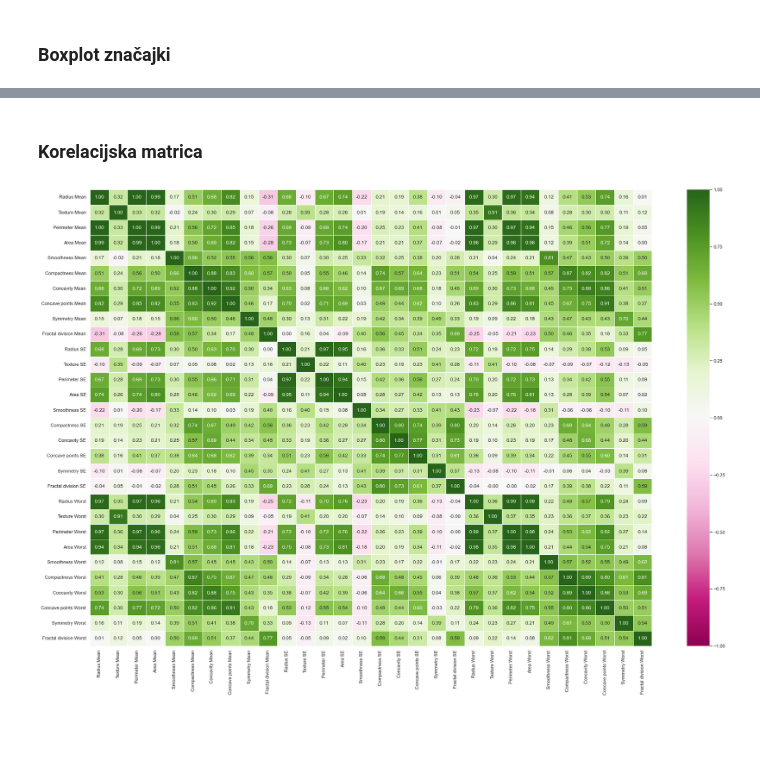
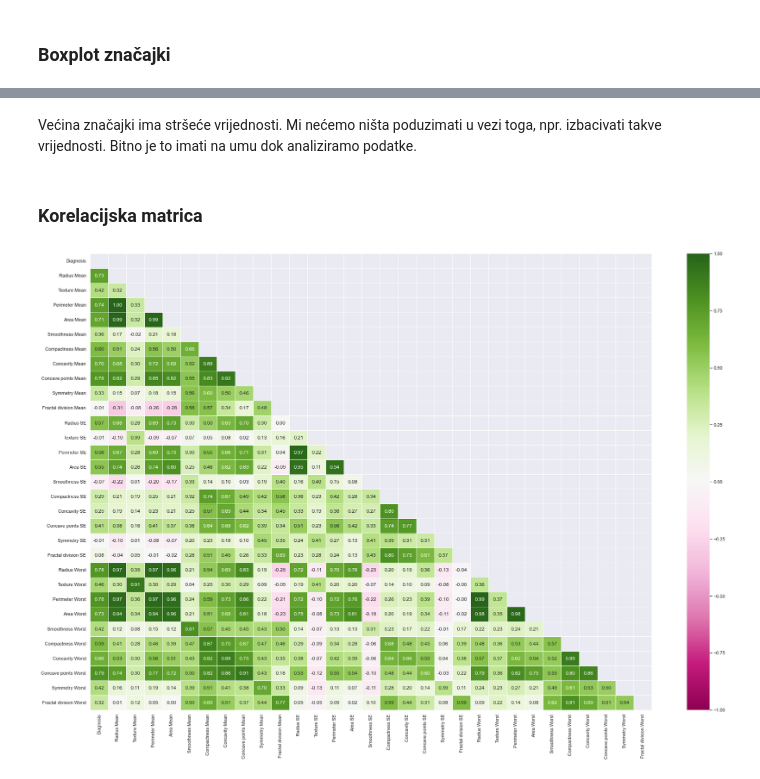
Before and after one commit to Antonio-Ilinovic/UUZOP_projekt, a Jupyter notebook: Breast_cancer_classifciation.ipynb, the cells around one changed output, grey strips where cells are left out. Saved outputs shown, nothing was run; the diff lists cells and outputs as text; code cells hidden in the pictures; blank space fills up the shorter version.

```diff
--- a/Breast_cancer_classifciation.ipynb
+++ b/Breast_cancer_classifciation.ipynb
@@ -210,0 +213,4 @@ data.head()
+# %%
+data_with_numeric_diagnosis = data.copy()
+data_with_numeric_diagnosis['Diagnosis'].replace(['B', 'M'], [0, 1], inplace=True)
+data_with_numeric_diagnosis
@@ -278,9 +298,11 @@ for i, column_name in enumerate(data.columns[1:]):
+# %% [markdown]
+Većina značajki ima stršeće vrijednosti. Mi nećemo ništa poduzimati u vezi toga, npr. izbacivati takve vrijednosti. Bitno je to imati na umu dok analiziramo podatke.
 # %% [markdown]
 ### Korelacijska matrica
 # %%
-data_without_diagnosis = data.loc[:, ~data.columns.isin(['Diagnosis'])]
 sns.set(rc={'figure.figsize':(30,20)})
-sns.heatmap(data_without_diagnosis.corr(), annot=True, fmt=".2f", cmap="PiYG", linewidths=.5, vmin=-1.0, vmax=1.0)
+mask = np.triu(np.ones((31, 31)))
+sns.heatmap(data_with_numeric_diagnosis.corr(), mask=mask, annot=True, fmt=".2f", cmap="PiYG", linewidths=.5, vmin=-1.0, vmax=1.0)
 plt.show()
 # %% [output]
-[figure, old version]
+[figure, new version]
```
Also changed, not shown: parts of 12 cells of this notebook.
